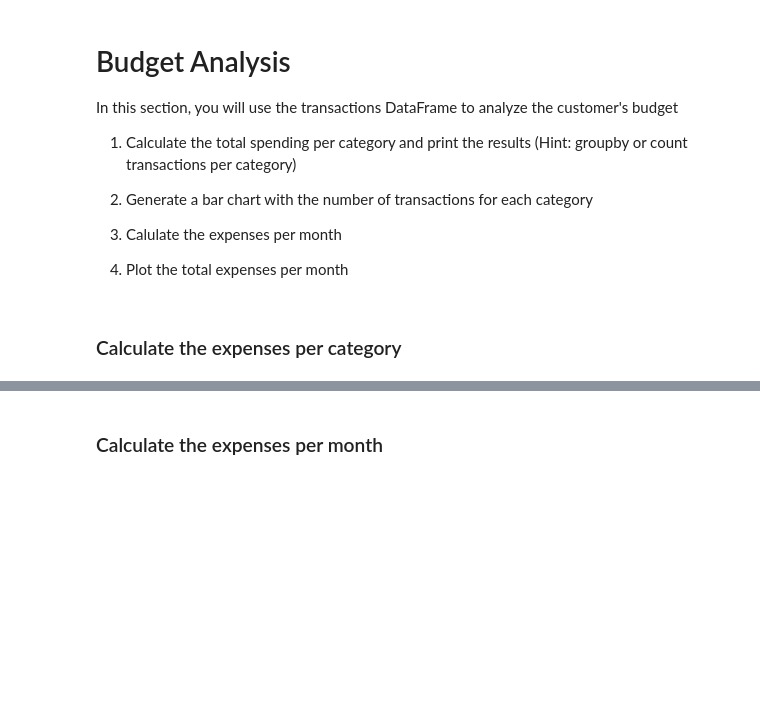
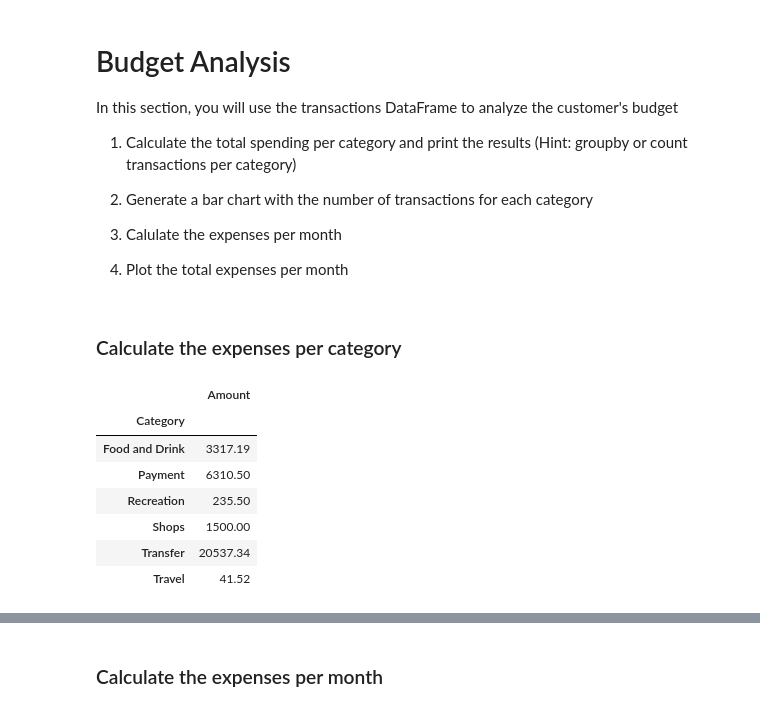
Before and after one commit to arsm800/How_Do_You_Like_Them_Apps, a Jupyter notebook: Instructions/Starter_Code/account_summary.ipynb, the cells around one changed output, grey strips where cells are left out. Saved outputs shown, nothing was run; the diff lists cells and outputs as text; code cells hidden in the pictures; blank space fills up the shorter version.

```diff
--- a/Instructions/Starter_Code/account_summary.ipynb
+++ b/Instructions/Starter_Code/account_summary.ipynb
@@ -357,7 +357,19 @@ In this section, you will use the transactions DataFrame to analyze the customer
 ### Calculate the expenses per category
 # %%
 # Compute the total expenses per category
+by_category = transactions_df.groupby('Category').sum()
 
-# Display the expenses per catefory
+
+# Display the expenses per category
+by_category
+# %% [output]
+|  | Amount |
+| Category |  |
+| Food and Drink | 3317.19 |
+| Payment | 6310.50 |
+| Recreation | 235.50 |
+| Shops | 1500.00 |
+| Transfer | 20537.34 |
+| Travel | 41.52 |
 # %%
 # Create a spending categories pie chart.
```
Also changed, not shown: parts of 1 cell of this notebook.
